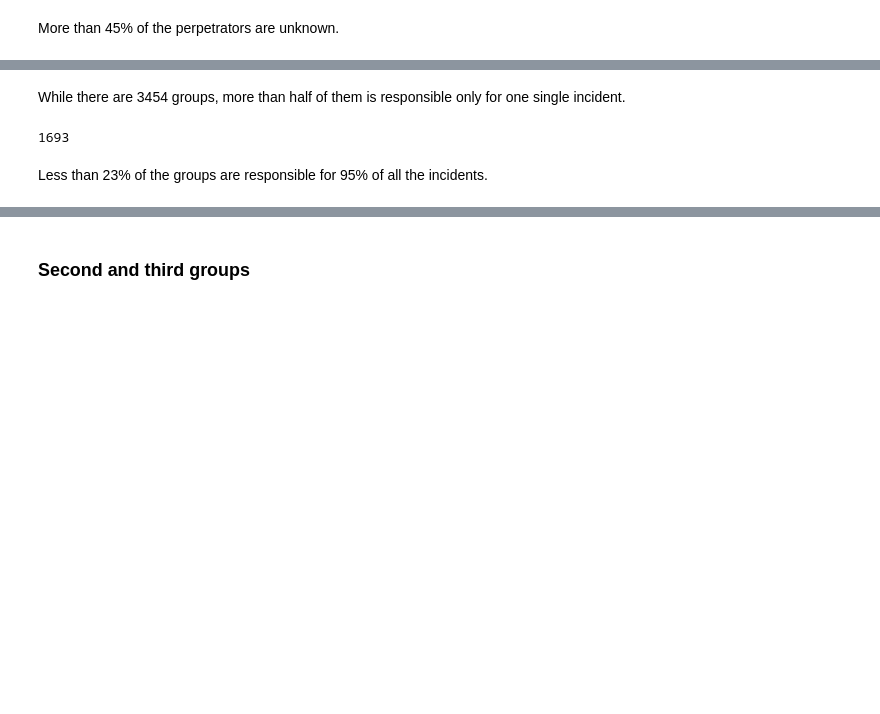
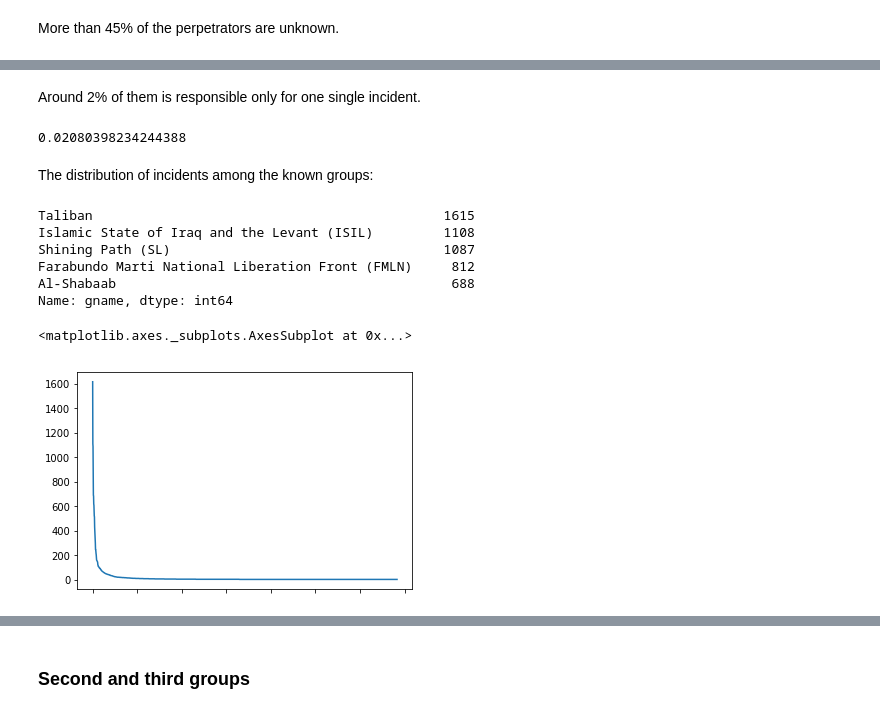
Before and after one commit to nocibambi/fs-ai, a Jupyter notebook: gtd.ipynb, the cells around one changed output, grey strips where cells are left out. Saved outputs shown, nothing was run; the diff lists cells and outputs as text; code cells hidden in the pictures; blank space fills up the shorter version.

```diff
--- a/gtd.ipynb
+++ b/gtd.ipynb
@@ -151,12 +189,25 @@ Unknown    0.459677
 Name: gname, dtype: float64
 # %% [markdown]
-While there are 3454 groups, more than half of them is responsible only for one single incident.
+Around 2% of them is responsible only for one single incident.
 # %%
-len(gtd.gname.value_counts()[gtd.gname.value_counts() <= 1])
+len(gtd.gname.value_counts()[gtd.gname.value_counts() <= 1]) / len(gtd)
 # %% [output]
-1693
+0.02080398234244388
-# %% [markdown]
-Less than 23% of the groups are responsible for 95% of all the incidents.
+# %% [markdown]
+The distribution of incidents among the known groups:
+# %%
+inc_grp = gtd[gtd.gname != 'Unknown'].gname.value_counts()
+print(inc_grp.head())
+inc_grp.plot(kind='line')
+# %% [output]
+Taliban                                             1615
+Islamic State of Iraq and the Levant (ISIL)         1108
+Shining Path (SL)                                   1087
+Farabundo Marti National Liberation Front (FMLN)     812
+Al-Shabaab                                           688
+Name: gname, dtype: int64
+<matplotlib.axes._subplots.AxesSubplot at 0x...>
+[figure, added]
 # %%
 inc_grp_csum = gtd[gtd.gname != 'Unknown'].gname.value_counts(normalize=True).cumsum()
 inc_grp_csum
```
Also changed, not shown: parts of 134 cells of this notebook, 1 other file.
